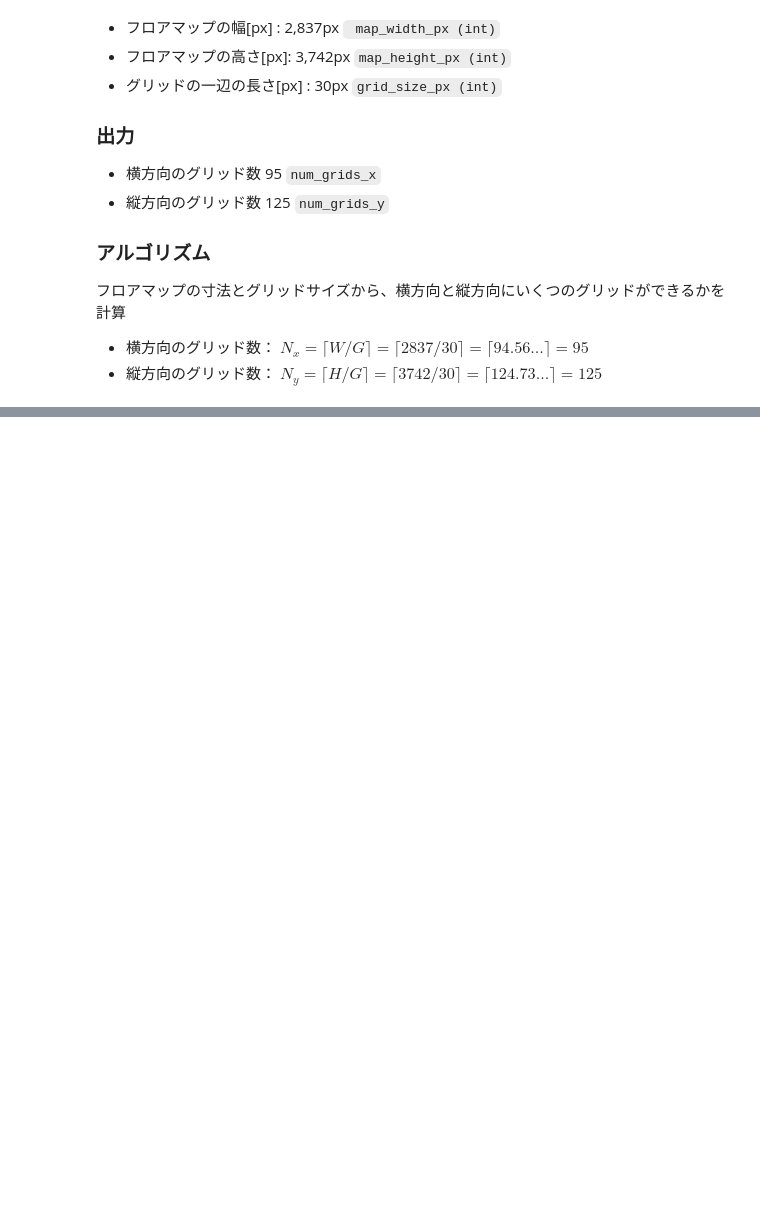
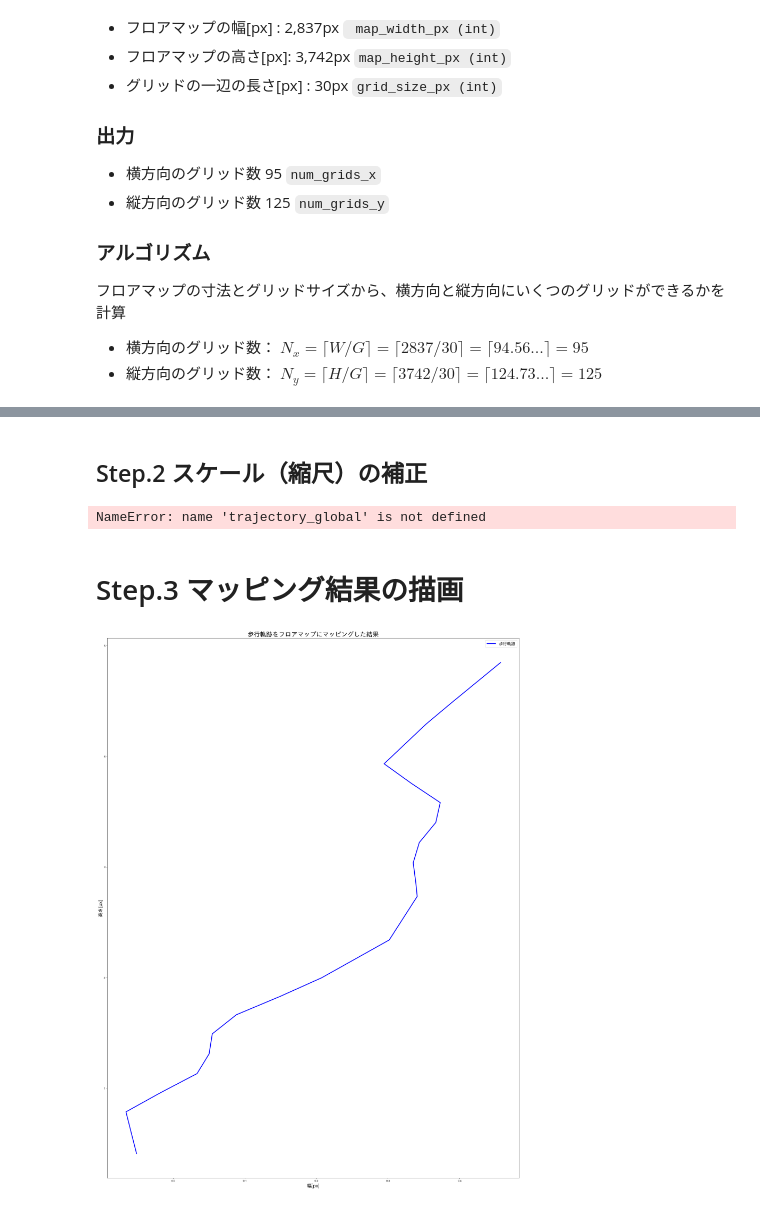
Before and after one commit to kajiLabTeam/pedestrian-behavior-comparison-system, a Jupyter notebook: src/grid/grid.ipynb, the cells around one changed output, grey strips where cells are left out. Saved outputs shown, nothing was run; the diff lists cells and outputs as text; code cells hidden in the pictures; blank space fills up the shorter version.

```diff
--- a/src/grid/grid.ipynb
+++ b/src/grid/grid.ipynb
@@ -113,0 +155,44 @@ print("-" * 20)
+# %% [markdown]
+## Step.2 スケール（縮尺）の補正
+# %%
+# --- パラメータ定義 ---
+
+estimated_distance = 45.0
+correct_distance = 50.0
+
+# 変換計算
+# 1. スケール補正係数と最終的なスケールを計算
+scale_correction = correct_distance / estimated_distance
+final_scale = 100 * scale_correction
+
+# 4. 軌跡データに変換を適用
+x_scaled = df_trajectory['x'] * final_scale
+y_scaled = df_trajectory['y'] * final_scale
+
+# 変換後の座標をDataFrameに追加
+df_trajectory['x'] = x_scaled
+df_trajectory['y'] = y_scaled
+# %% [output]
+NameError: name 'trajectory_global' is not defined
+# %% [markdown]
+# Step.3 マッピング結果の描画
+# %%
+# グリッド付きフロアマップ画像を読み込み
+img_grid = Image.open("output/gridFloorMap.png")
+
+# プロットの設定
+fig, ax = plt.subplots(figsize=(map_width/100, map_height/100), dpi=100)
+# ax.imshow(img_grid)
+
+# 変換後の軌跡をプロット
+ax.plot(df_trajectory['x'], df_trajectory['y'],
+        color='blue', linewidth=3, label='歩行軌跡')
+
+# グラフの装飾
+plt.title('歩行軌跡をフロアマップにマッピングした結果', fontsize=24)
+plt.xlabel('幅[px]', fontsize=18)
+plt.ylabel('高さ[px]', fontsize=18)
+plt.legend(fontsize=16)
+plt.show()
+# %% [output]
+[figure, added]
```
Also changed, not shown: parts of 6 cells of this notebook, 2 other files.
